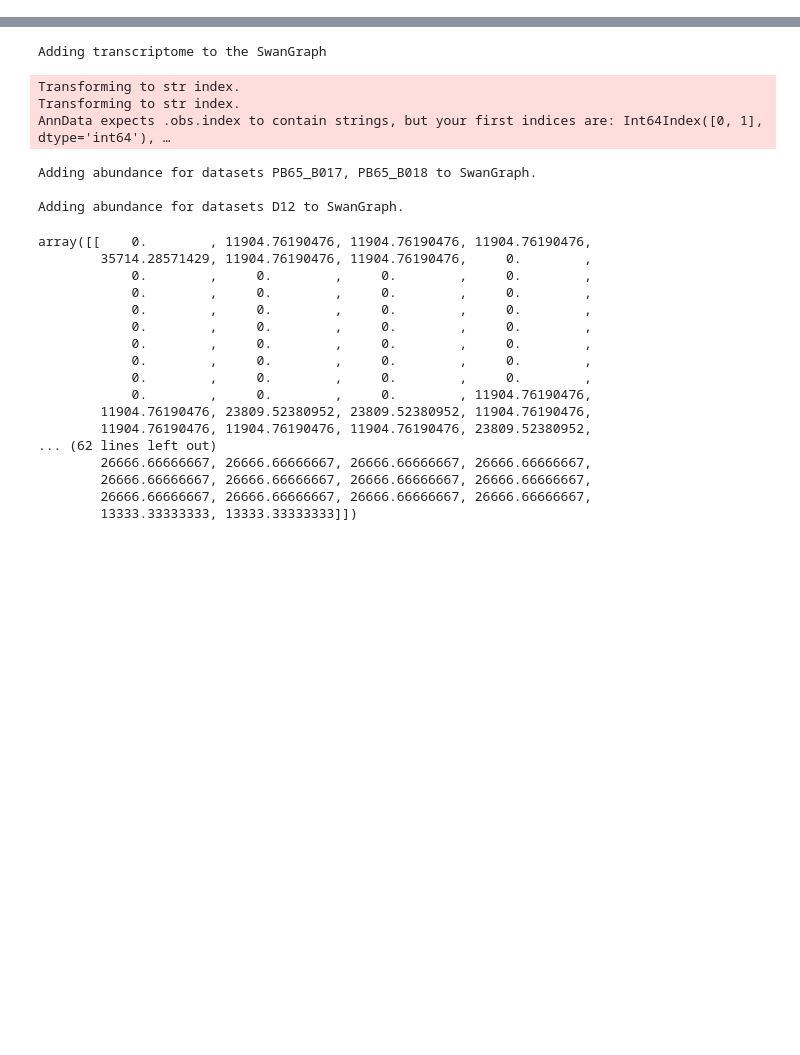
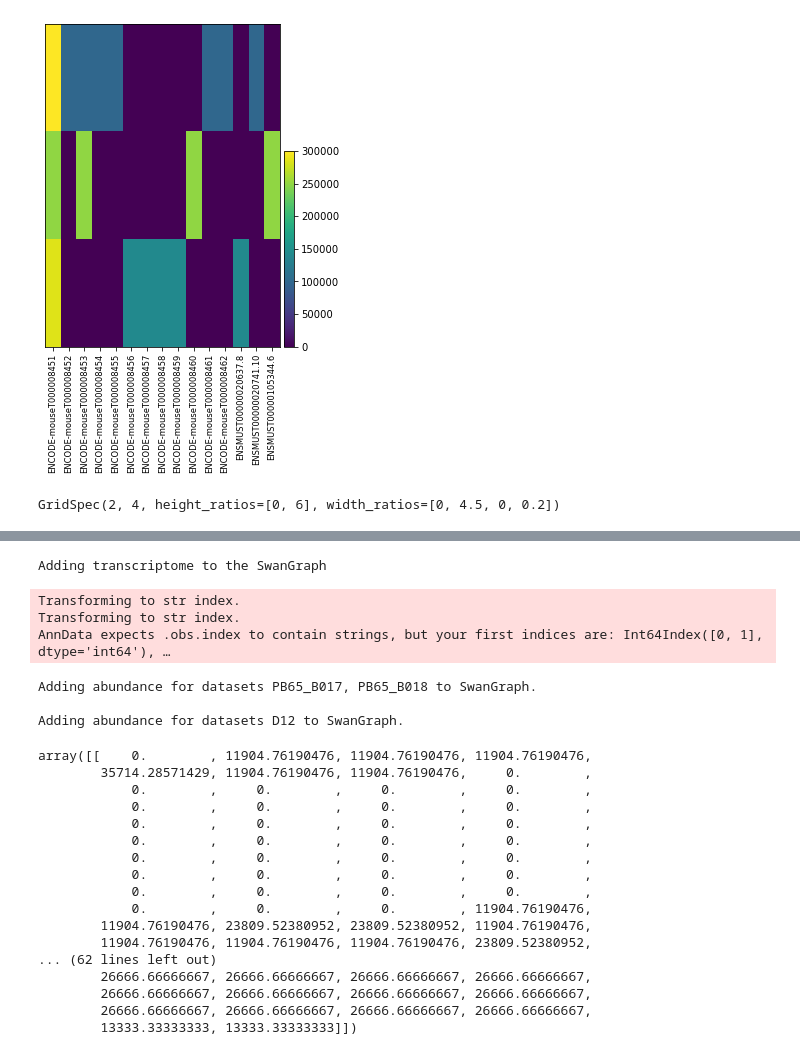
Before and after one commit to mortazavilab/swan_vis, a Jupyter notebook: tutorials/test_dev.ipynb, the cells around one changed output, grey strips where cells are left out. Drawn from its saved outputs; the diff is of its cells as text; code cells hidden in the pictures; blank space fills up the shorter version.

Commit message:
added function to set colors

```diff
--- a/tutorials/test_dev.ipynb
+++ b/tutorials/test_dev.ipynb
@@ -7,0 +12,10 @@ import scipy.stats as st
+# %%
+sg = swan.SwanGraph()
+db = 'data/chr11_and_Tcf3_no_gname.db'
+sg.add_transcriptome(db, include_isms=True)
+ab = 'data/chr11_and_Tcf3_talon_abundance_PB65.tsv'
+sg.add_abundance(ab)
+ab = 'data/chr11_and_Tcf3_talon_abundance_D12.tsv'
+sg.add_abundance(ab)
+meta = 'data/chr11_and_Tcf3_metadata.tsv'
+sg.add_metadata(meta)
@@ -7,0 +30,4 @@ import scipy.stats as st
+# %%
+obs_col = 'sample'
+cmap = {'GM12878': 'plum', 'K562': 'goldenrod'}
+sg.set_metadata_colors(obs_col, cmap)
@@ -7,0 +46,25 @@ import scipy.stats as st
+# %%
+obs_col = 'sample'
+
+# set sample colors
+gm_blue = 'plum'
+k562_red = 'goldenrod'
+
+obs_order = list(sg.adata.obs_names)
+
+# sample type
+sample_order = sg.adata.obs.loc[obs_order, 'sample']
+sample_order = sample_order.unique().tolist()
+c_dict = {'GM12878': gm_blue,
+          'K562': k562_red}
+
+sample_colors = [c_dict[s] for s in sample_order]
+sg.adata.uns['{}_colors'.format(obs_col)] = sample_colors
+# %%
+# plot heatmap?
+var_names = sg.adata.var.index.tolist()
+sg.adata.X = sg.adata.layers['tpm']
+sc.pl.heatmap(sg.adata, var_names)
+# %% [output]
+[figure, added]
+GridSpec(2, 4, height_ratios=[0, 6], width_ratios=[0, 4.5, 0, 0.2])
```
Also changed, not shown: parts of 9 cells of this notebook, 4 other files.
